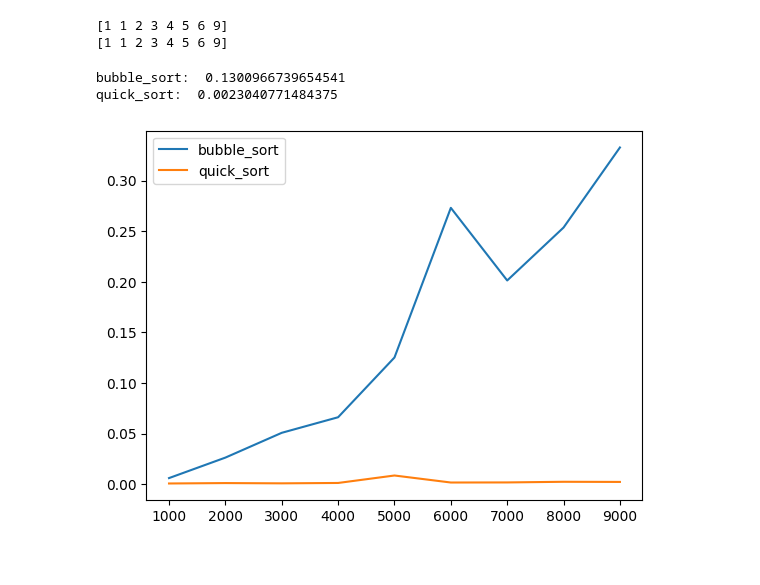
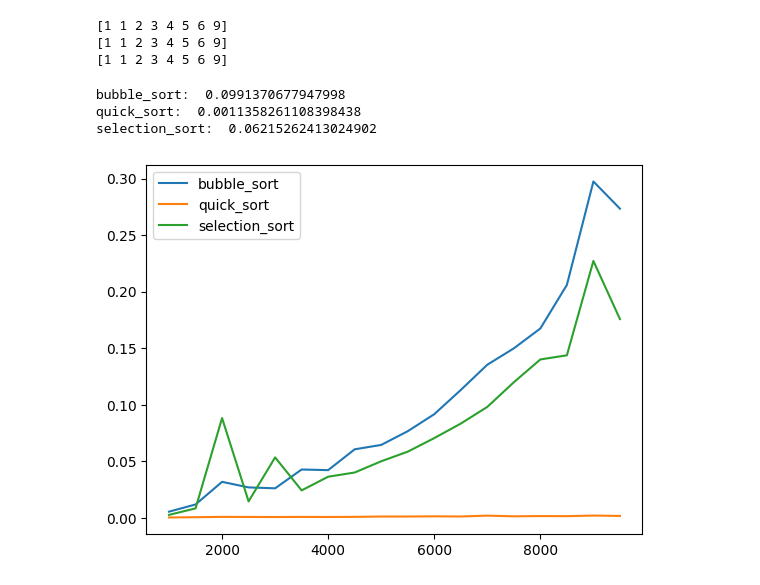
Before and after one commit to konekotech/sort_algorythms, a Jupyter notebook: python_samples/test.ipynb, the cells around one changed output. Drawn from its saved outputs; the diff is of its cells as text; code cells hidden in the pictures.

Commit message:
add selection_sort

```diff
--- a/python_samples/test.ipynb
+++ b/python_samples/test.ipynb
@@ -1,18 +1,22 @@
 # %%
 from mypysort import bubble_sort
 from mypysort import quick_sort
+from mypysort import selection_sort
 import numpy as np
 
 a = np.array([3, 1, 4, 1, 5, 9, 2, 6])
 
 b = bubble_sort.sort(a)
 c = quick_sort.sort(a)
+d = selection_sort.sort(a)
 
 print(b)
 print(c)
+print(d)
 # %% [output]
 [1 1 2 3 4 5 6 9]
 [1 1 2 3 4 5 6 9]
+[1 1 2 3 4 5 6 9]
 # %%
 # 1から10000までの乱数を5000桁生成
 
@@ -32,33 +36,49 @@ quick_sort.sort(a)
 end = time.time()
 
 print("quick_sort: ", end - start)
+
+# 選択ソートの時間計測
+start = time.time()
+selection_sort.sort(a)
+end = time.time()
+
+print("selection_sort: ", end - start)
 # %% [output]
-bubble_sort:  0.1300966739654541
-quick_sort:  0.0023040771484375
+bubble_sort:  0.0991370677947998
+quick_sort:  0.0011358261108398438
+selection_sort:  0.06215262413024902
 # %%
 # xは1000刻み、1000から100000まで
-x = [i for i in range(1000, 10000, 1000)]
+x = [i for i in range(1000, 10000, 500)]
 
 bubble_time = []
 quick_time = []
+selection_time = []
 
 for i in x:
     a = np.random.randint(1, 10000, i)
     start = time.time()
     bubble_sort.sort(a)
     end = time.time()
     bubble_time.append(end - start)
 
     start = time.time()
     quick_sort.sort(a)
     end = time.time()
     quick_time.append(end - start)
 
+    start = time.time()
+    selection_sort.sort(a)
+    end = time.time()
+    selection_time.append(end - start)
+
+
 import matplotlib.pyplot as plt
 
 plt.plot(x, bubble_time, label="bubble_sort")
 plt.plot(x, quick_time, label="quick_sort")
+plt.plot(x, selection_time, label="selection_sort")
 plt.legend()
 plt.show()
 # %% [output]
-[figure, old version]
+[figure, new version]
```
Also changed, not shown: 12 other files.
